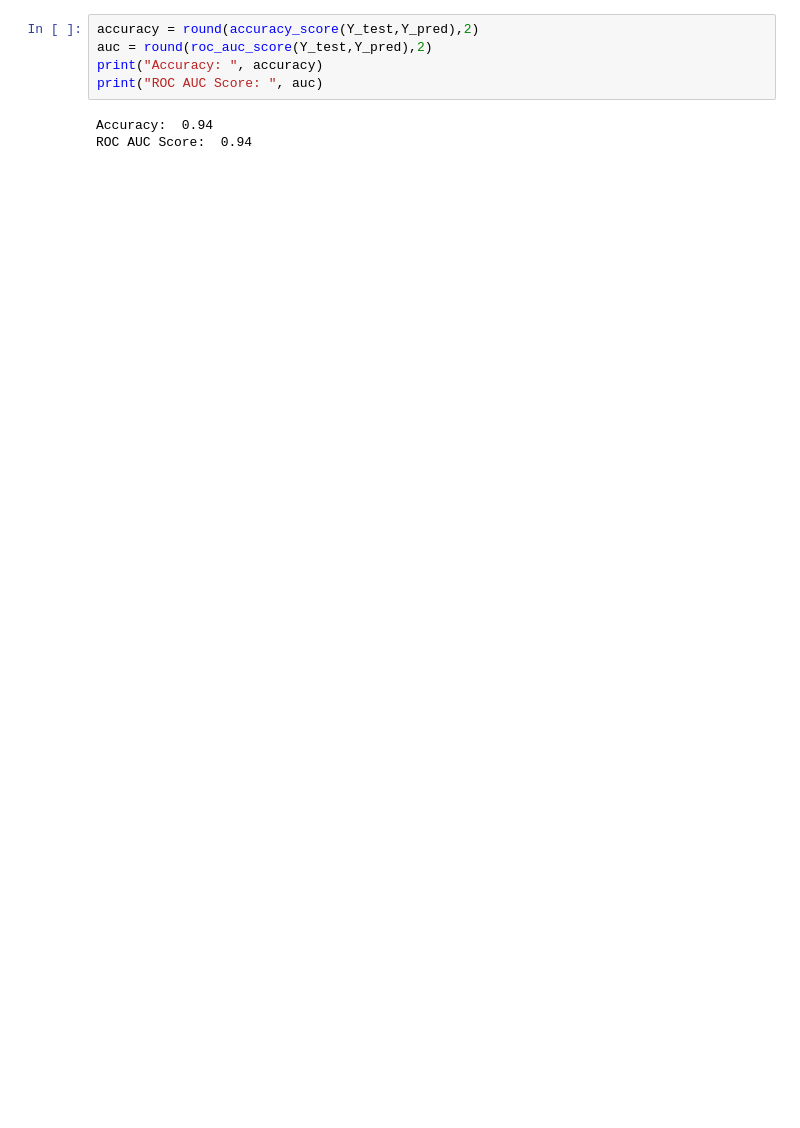
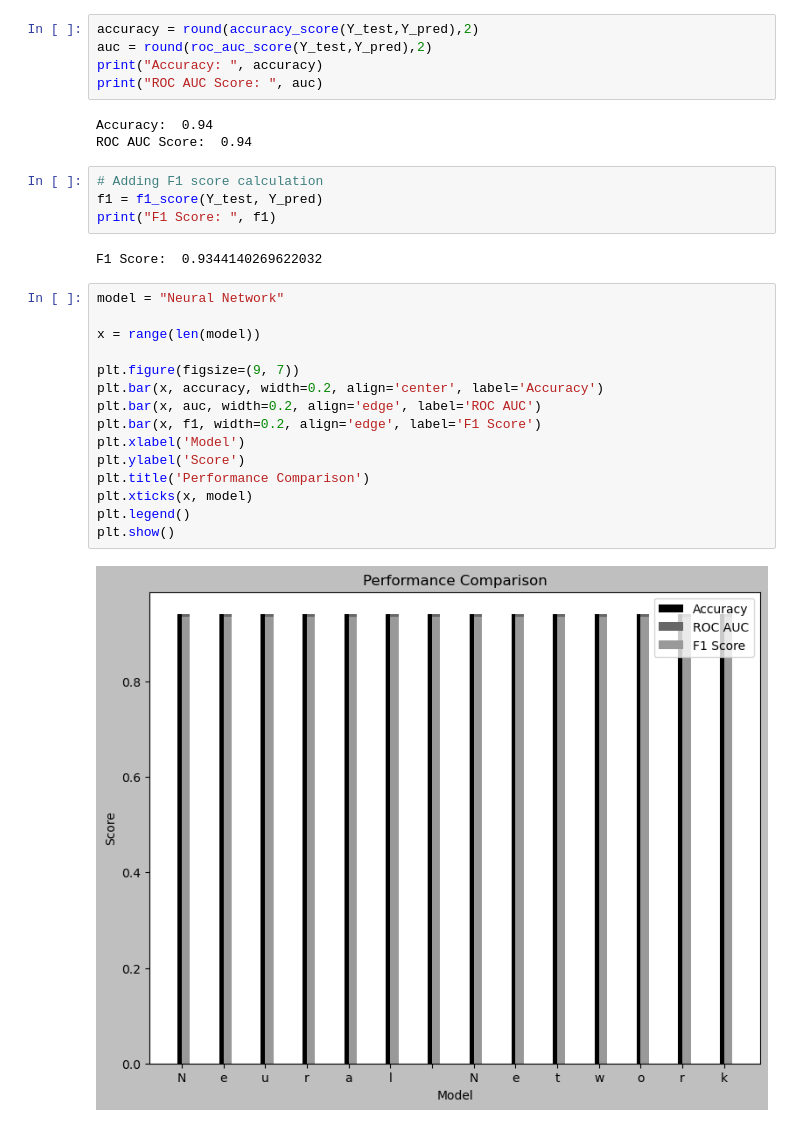
Before and after one commit to P1ntas/IA_Project_2, a Jupyter notebook: report.ipynb, the cells around one changed output. Saved outputs shown, nothing was run; the diff lists cells and outputs as text; blank space fills up the shorter version.

Commit message:
Neural network and svn need work on

```diff
--- a/report.ipynb
+++ b/report.ipynb
@@ -621,3 +706,26 @@ print("ROC AUC Score: ", auc)
 # %% [output]
 Accuracy:  0.94
 ROC AUC Score:  0.94
+# %%
+# Adding F1 score calculation
+f1 = f1_score(Y_test, Y_pred)
+print("F1 Score: ", f1)
+# %% [output]
+F1 Score:  0.9344140269622032
+# %%
+model = "Neural Network"
+
+x = range(len(model))
+
+plt.figure(figsize=(9, 7))
+plt.bar(x, accuracy, width=0.2, align='center', label='Accuracy')
+plt.bar(x, auc, width=0.2, align='edge', label='ROC AUC')
+plt.bar(x, f1, width=0.2, align='edge', label='F1 Score')
+plt.xlabel('Model')
+plt.ylabel('Score')
+plt.title('Performance Comparison')
+plt.xticks(x, model)
+plt.legend()
+plt.show()
+# %% [output]
+[figure, added]
```
Also changed, not shown: parts of 22 cells of this notebook.
